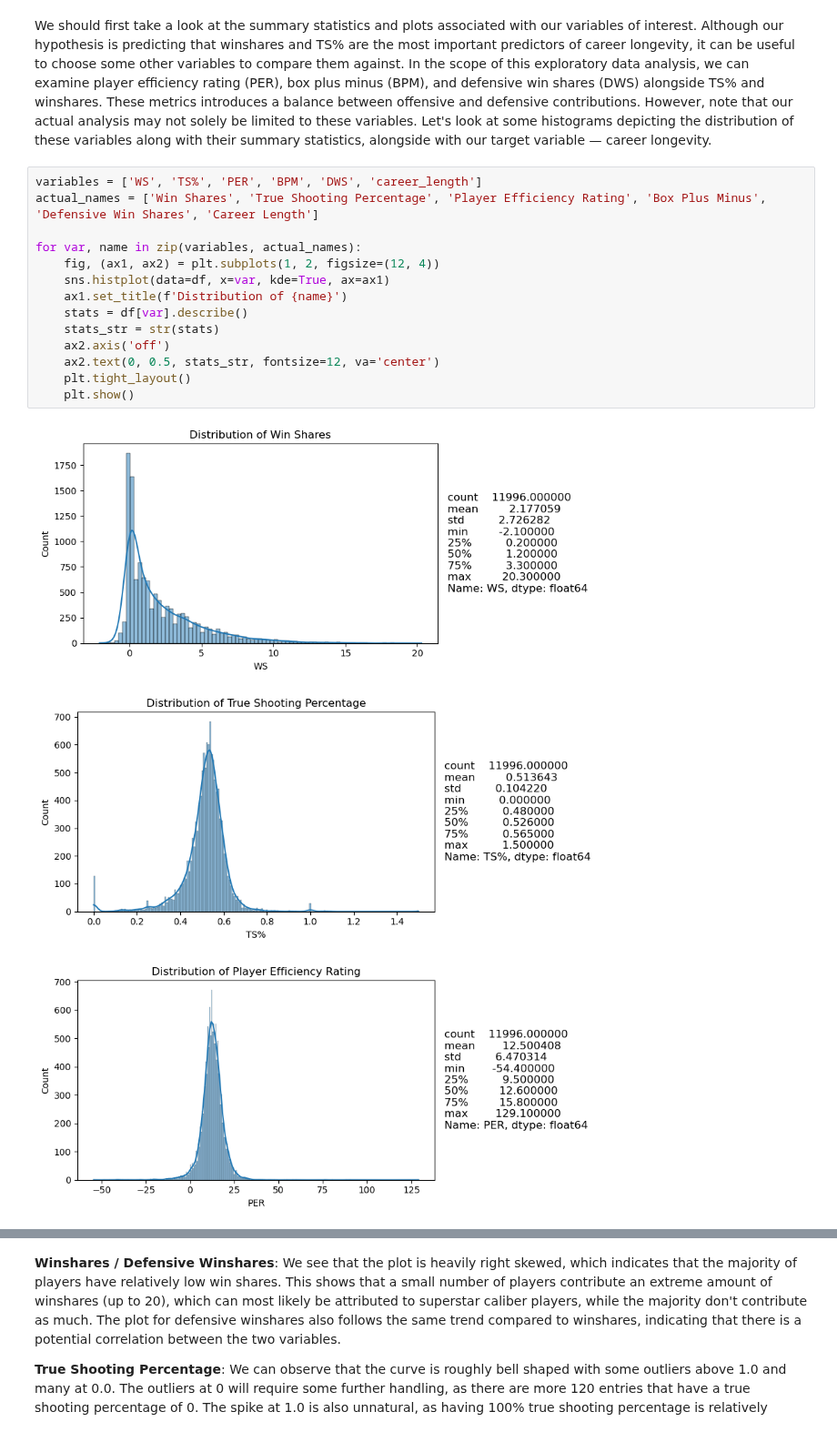
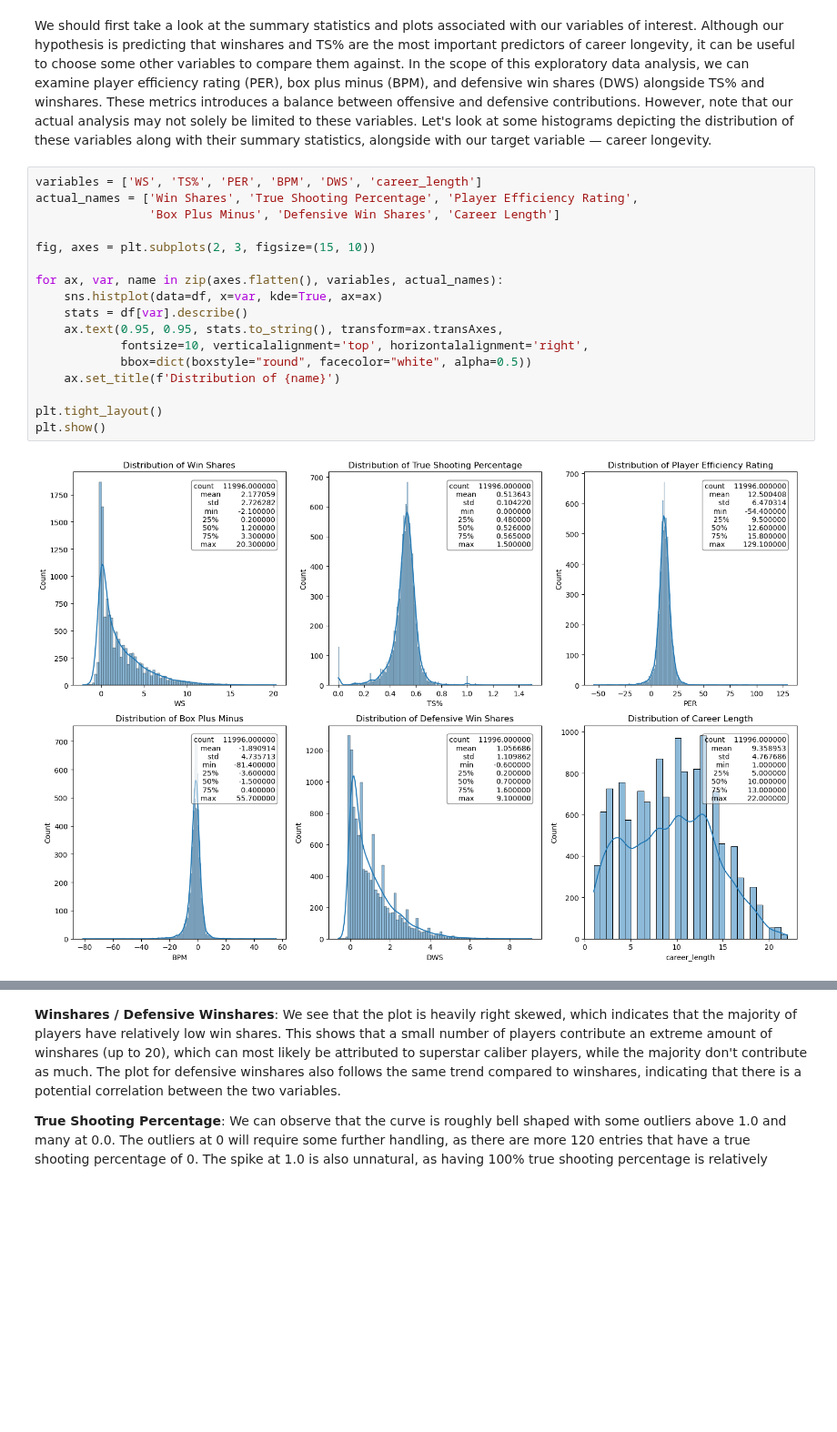
Before and after one commit to rikcy0/NBA-Career-Arc-Predicting-Longevity-Through-Performance-Metrics, a Jupyter notebook: EDACheckpoint_Group117_WI25.ipynb, the cells around one changed output, grey strips where cells are left out. Shown at 91% size. Saved outputs shown, nothing was run; the diff lists cells and outputs as text; blank space fills up the shorter version.

Commit message:
Updated plots

```diff
--- a/EDACheckpoint_Group117_WI25.ipynb
+++ b/EDACheckpoint_Group117_WI25.ipynb
@@ -309,19 +309,20 @@ After a tedious cleaning process, we have ensured that our resulting dataframe i
 We should first take a look at the summary statistics and plots associated with our variables of interest. Although our hypothesis is predicting that winshares and TS% are the most important predictors of career longevity, it can be useful to choose some other variables to compare them against. In the scope of this exploratory data analysis, we can examine player efficiency rating (PER), box plus minus (BPM), and defensive win shares (DWS) alongside TS% and winshares. These metrics introduces a balance between offensive and defensive contributions. However, note that our actual analysis may not solely be limited to these variables. Let's look at some histograms depicting the distribution of these variables along with their summary statistics, alongside with our target variable — career longevity.
 # %%
 variables = ['WS', 'TS%', 'PER', 'BPM', 'DWS', 'career_length']
-actual_names = ['Win Shares', 'True Shooting Percentage', 'Player Efficiency Rating', 'Box Plus Minus', 'Defensive Win Shares', 'Career Length']
+actual_names = ['Win Shares', 'True Shooting Percentage', 'Player Efficiency Rating',
+                'Box Plus Minus', 'Defensive Win Shares', 'Career Length']
 
-for var, name in zip(variables, actual_names):
-    fig, (ax1, ax2) = plt.subplots(1, 2, figsize=(12, 4))
-    sns.histplot(data=df, x=var, kde=True, ax=ax1)
-    ax1.set_title(f'Distribution of {name}')
+fig, axes = plt.subplots(2, 3, figsize=(15, 10))
+
+for ax, var, name in zip(axes.flatten(), variables, actual_names):
+    sns.histplot(data=df, x=var, kde=True, ax=ax)
     stats = df[var].describe()
-    stats_str = str(stats)
-    ax2.axis('off')
-    ax2.text(0, 0.5, stats_str, fontsize=12, va='center')
-    plt.tight_layout()
-    plt.show()
+    ax.text(0.95, 0.95, stats.to_string(), transform=ax.transAxes,
+            fontsize=10, verticalalignment='top', horizontalalignment='right',
+            bbox=dict(boxstyle="round", facecolor="white", alpha=0.5))
+    ax.set_title(f'Distribution of {name}')
+
+plt.tight_layout()
+plt.show()
 # %% [output]
-[figure, old version]
+[figure, new version]
-[figure, removed]
-[figure, removed]
```
Also changed, not shown: parts of 5 cells of this notebook.
